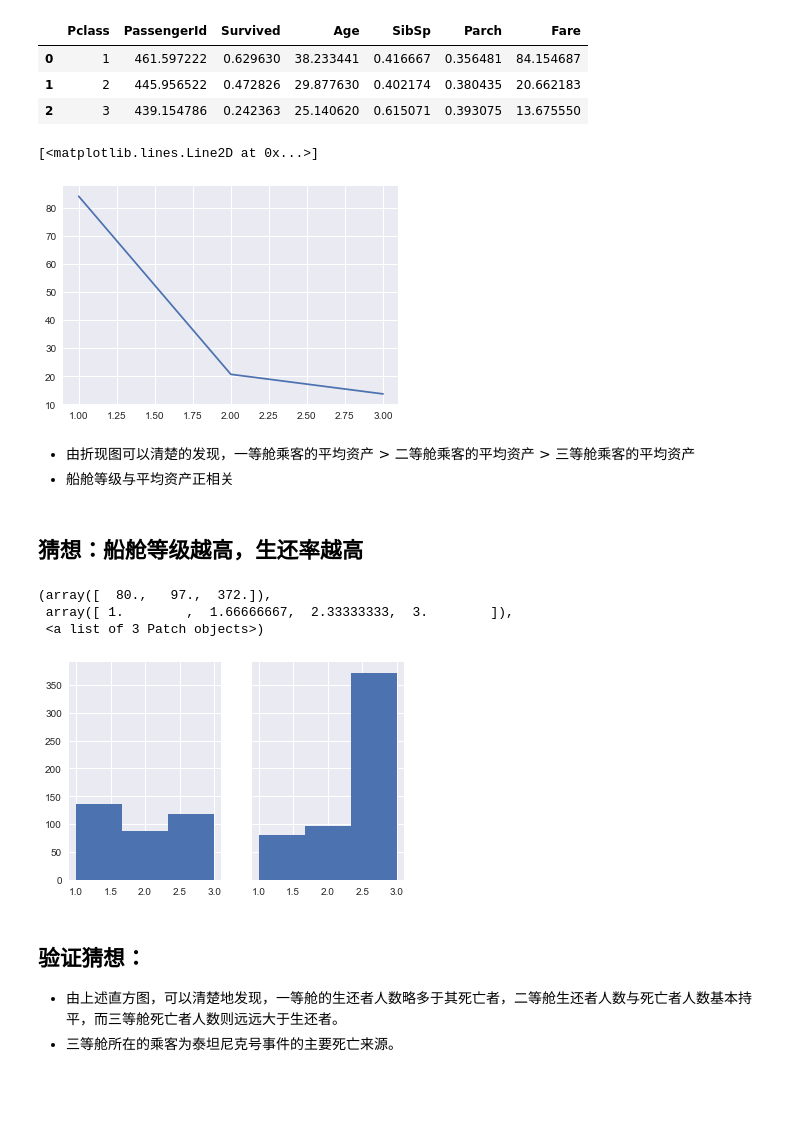
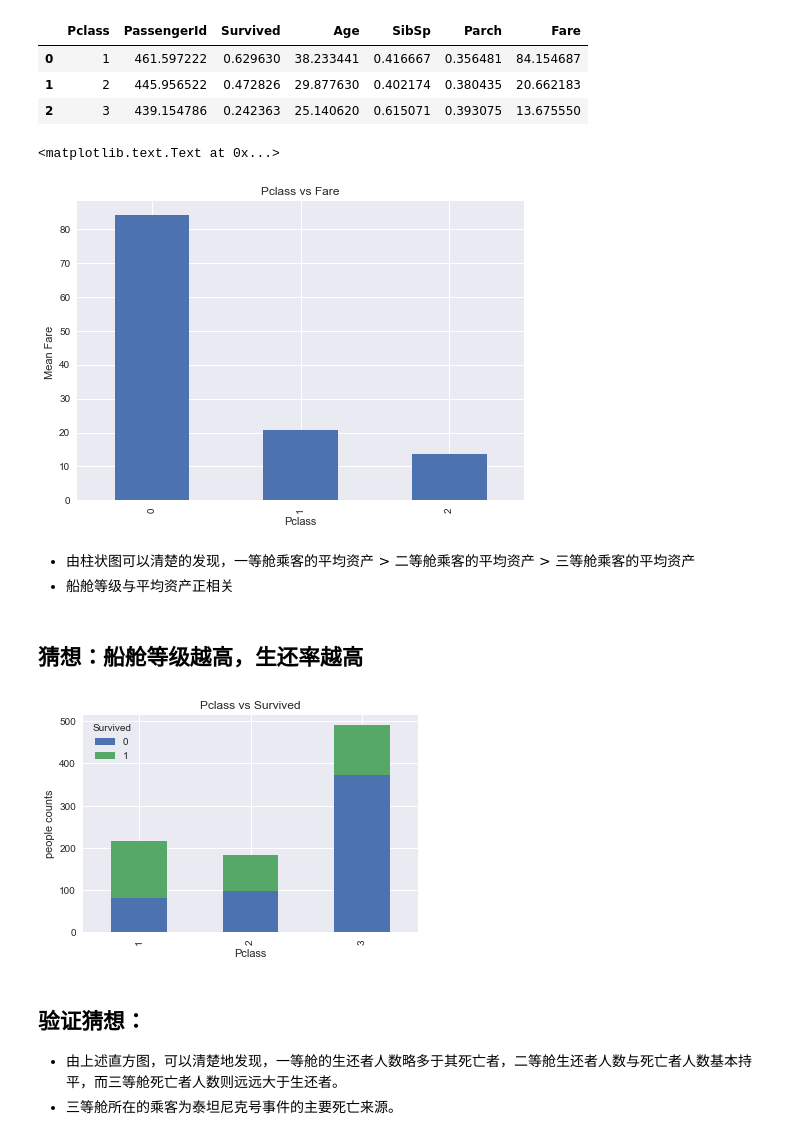
Before and after one commit to liucaizhong/Udacity, a Jupyter notebook: P4/project/titanic.ipynb, the cells around one changed output. Cells and saved outputs as stored; diff of their text form; code cells hidden in the pictures; blank space fills up the shorter version.

```diff
--- a/P4/project/titanic.ipynb
+++ b/P4/project/titanic.ipynb
@@ -114,31 +141,37 @@ fare_avg
 | 1 | 2 | 445.956522 | 0.472826 | 29.877630 | 0.402174 | 0.380435 | 20.662183 |
 | 2 | 3 | 439.154786 | 0.242363 | 25.140620 | 0.615071 | 0.393075 | 13.675550 |
 # %%
-plt.plot(fare_avg['Pclass'], fare_avg['Fare'])
+# plt.plot(fare_avg['Pclass'], fare_avg['Fare'])
-# %% [output]
-[<matplotlib.lines.Line2D at 0x...>]
-[figure, removed]
+# %%
+# 绘制bar图
+fare_avg['Fare'].plot(kind='bar')
+plt.xlabel('Pclass')
+plt.ylabel('Mean Fare ')
+plt.title('Pclass vs Fare')
+# %% [output]
+<matplotlib.text.Text at 0x...>
+[figure, added]
 # %% [markdown]
-* 由折现图可以清楚的发现，一等舱乘客的平均资产 > 二等舱乘客的平均资产 > 三等舱乘客的平均资产
+* 由柱状图可以清楚的发现，一等舱乘客的平均资产 > 二等舱乘客的平均资产 > 三等舱乘客的平均资产
 * 船舱等级与平均资产正相关
 # %% [markdown]
 ## 猜想：船舱等级越高，生还率越高
 # %%
 # 绘制生还者与死亡者所属船舱的直方图
-n_bins = 3
+# n_bins = 3
 
-x_survived = survivor_df['Pclass']
+# x_survived = survivor_df['Pclass']
 
-x_dead = dead_df['Pclass']
+# x_dead = dead_df['Pclass']
 
-fig, axs = plt.subplots(1, 2, sharex=True, sharey=True)
-axs[0].hist(x_survived, bins=n_bins)
-axs[1].hist(x_dead, bins=n_bins)
+# fig, axs = plt.subplots(1, 2, sharex=True, sharey=True)
+# axs[0].hist(x_survived, bins=n_bins)
+# axs[1].hist(x_dead, bins=n_bins)
-# %% [output]
-(array([  80.,   97.,  372.]),
- array([ 1.        ,  1.66666667,  2.33333333,  3.        ]),
- <a list of 3 Patch objects>)
-[figure, removed]
+# %%
+# 绘制生还者与死亡者所属船舱的柱状图
+plot_survived_stackbar(titanic_df, 'Pclass')
+# %% [output]
+[figure, added]
 # %% [markdown]
 ## 验证猜想：
 * 由上述直方图，可以清楚地发现，一等舱的生还者人数略多于其死亡者，二等舱生还者人数与死亡者人数基本持平，而三等舱死亡者人数则远远大于生还者。
```
Also changed, not shown: parts of 5 cells of this notebook, 2 other files.
